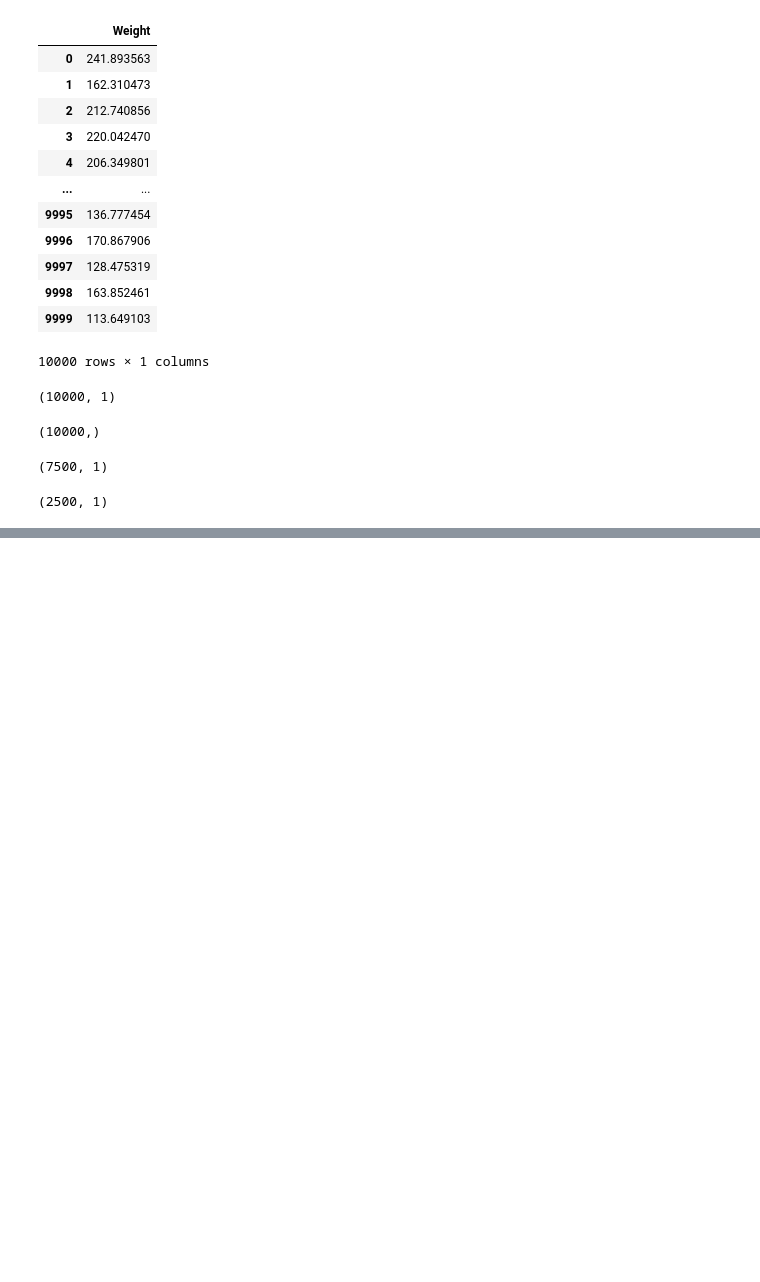
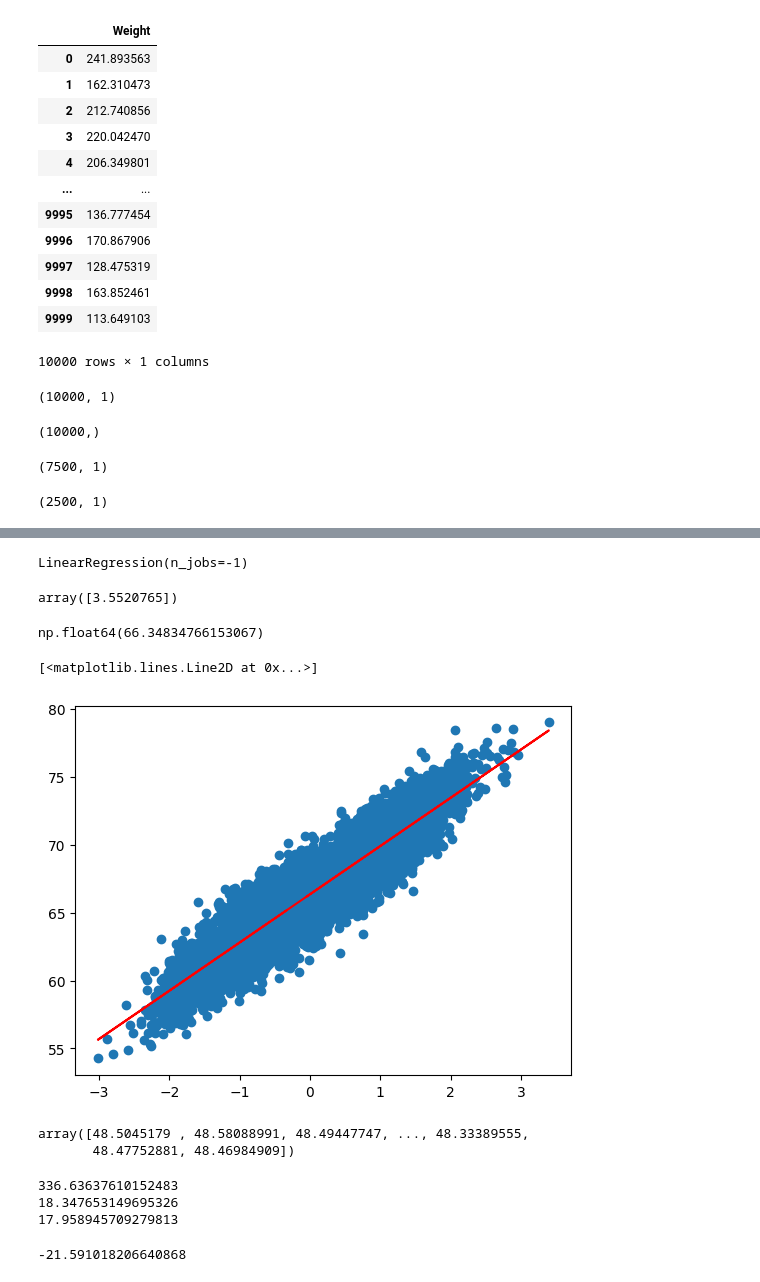
Before and after one commit to Abhinand-NTK/Nlp_ML-Mlops, a Jupyter notebook: MachineLearning/sampleprojects/sklearn.ipynb, the cells around one changed output, grey strips where cells are left out. Saved outputs shown, nothing was run; the diff lists cells and outputs as text; code cells hidden in the pictures; blank space fills up the shorter version.

```diff
--- a/MachineLearning/sampleprojects/sklearn.ipynb
+++ b/MachineLearning/sampleprojects/sklearn.ipynb
@@ -114,0 +140,23 @@ X
+# %%
+##Applying the machine learning algoritham
+from sklearn.linear_model import LinearRegression
+regression = LinearRegression(n_jobs=-1)
+# %%
+regression.fit(X_train,Y_train)
+# %% [output]
+LinearRegression(n_jobs=-1)
+# %%
+regression.coef_
+# %% [output]
+array([3.5520765])
+# %%
+regression.intercept_
+# %% [output]
+np.float64(66.34834766153067)
+# %%
+# plot the training data plot best fit line
+plt.scatter(X_train,Y_train)
+plt.plot(X_train,regression.predict(X_train),color='red')
+# %% [output]
+[<matplotlib.lines.Line2D at 0x...>]
+[figure, added]
@@ -114,0 +166,25 @@ X
+# %%
+y_pred
+# %% [output]
+array([48.5045179 , 48.58088991, 48.49447747, ..., 48.33389555,
+       48.47752881, 48.46984909])
+# %%
+## Performacne matrix
+from sklearn.metrics import mean_absolute_error,mean_squared_error
+
+mse = mean_squared_error(Y_test,y_pred)
+rmse = np.sqrt(mse)
+mae = mean_absolute_error(Y_test,y_pred)
+print(mse)
+print(rmse)
+print(mae)
+# %% [output]
+336.63637610152483
+18.347653149695326
+17.958945709279813
+# %%
+from sklearn.metrics import r2_score
+score = r2_score(Y_test,y_pred)
+print(score)
+# %% [output]
+-21.591018206640868
```
Also changed, not shown: parts of 5 cells of this notebook, 2 other files.
